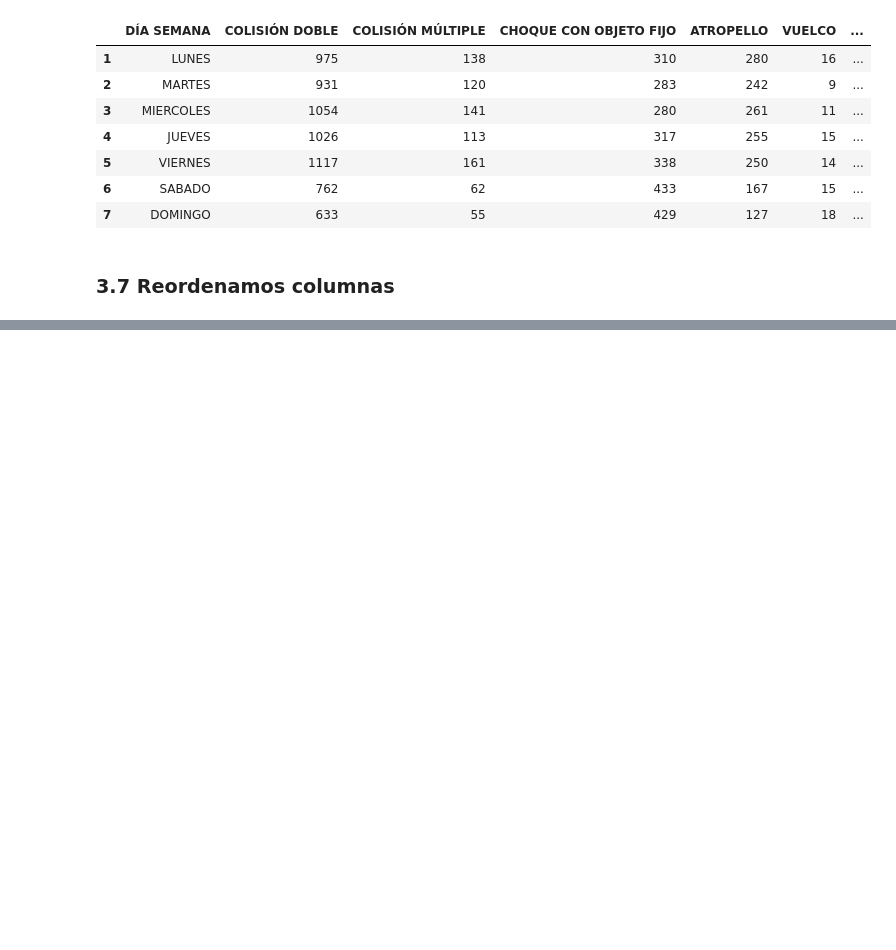
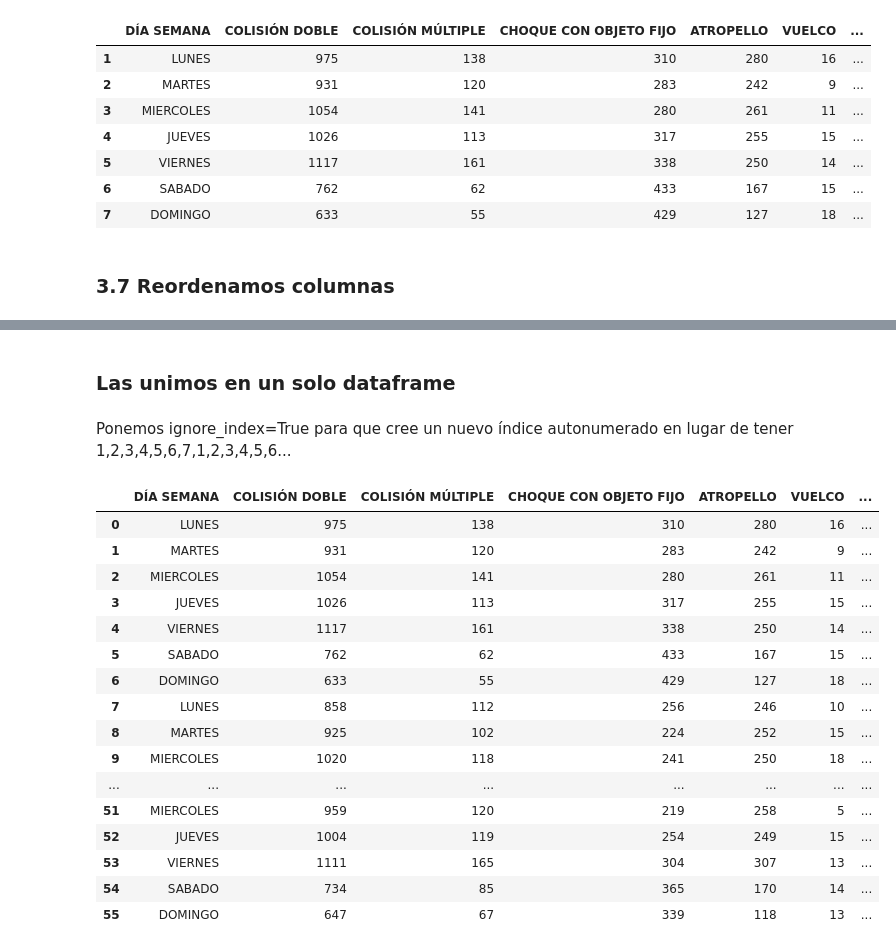
Before and after one commit to huanlui/accidentes-madrid-pandas-pyplot, a Jupyter notebook: Accidentes_Madrid.ipynb, the cells around one changed output, grey strips where cells are left out. Saved outputs shown, nothing was run; the diff lists cells and outputs as text; code cells hidden in the pictures; blank space fills up the shorter version.

Commit message:
Ya aglutino la información de accidentes de todos los años en un sólo dataframe

```diff
--- a/Accidentes_Madrid.ipynb
+++ b/Accidentes_Madrid.ipynb
@@ -173,0 +176,16 @@ select_columns_by_index(accidentes,0,12,1,2,3,4,5,6,7,8,9,10,13,11)
+# %%
+class ExcelSheet:
+  def __init__(self, year, first_row):
+    self.year = year
+    self.first_row = first_row
+# %%
+excel_sheets = [
+    ExcelSheet('2009', 6),
+    ExcelSheet('2010', 6),
+    ExcelSheet('2011', 6),
+    ExcelSheet('2012', 6),
+    ExcelSheet('2013', 3),
+    ExcelSheet('2014', 6),
+    ExcelSheet('2015', 6),
+    ExcelSheet('2016', 6),
+]
@@ -173,0 +194,13 @@ select_columns_by_index(accidentes,0,12,1,2,3,4,5,6,7,8,9,10,13,11)
+# %%
+def read_excel_sheet(sheet):
+    dataframe = pd.read_excel('207831-2-accidentes-trafico.xls',
+                              sheet_name=sheet.year,header=sheet.first_row,usecols="A:K",skip_footer=1)
+    dataframe.drop(labels=dataframe.index[0], inplace=True)
+    dataframe.columns = dataframe.columns.str.strip()
+    dataframe.rename(columns={ dataframe.columns[0]:"DÍA SEMANA"}, inplace=True)
+    dataframe["AÑO"] = int(sheet.year)
+    dataframe["FIN DE SEMANA"] = dataframe["DÍA SEMANA"].apply(is_weekend)
+    dataframe["VEHÍCULO DOS RUEDAS"] = dataframe["CAÍDA MOTOCICLETA"]+ dataframe["CAÍDA CICLOMOTOR"]+ dataframe["CAÍDA BICICLETA"]
+    select_columns_by_index(dataframe,0,12,1,2,3,4,5,6,7,8,9,10,13,11)
+
+    return dataframe
@@ -173,0 +209,3 @@ select_columns_by_index(accidentes,0,12,1,2,3,4,5,6,7,8,9,10,13,11)
+# %%
+all_years_accident_list = list(map(lambda sheet:read_excel_sheet(sheet), excel_sheets))
+all_years_accident_list
@@ -173,0 +230,25 @@ select_columns_by_index(accidentes,0,12,1,2,3,4,5,6,7,8,9,10,13,11)
+# %% [markdown]
+###  Las unimos en un solo dataframe
+# %% [markdown]
+Ponemos ignore_index=True para que cree un nuevo índice autonumerado en lugar de tener 1,2,3,4,5,6,7,1,2,3,4,5,6...
+# %%
+all_accidents = pd.concat(all_years_accident_list, ignore_index=True)
+all_accidents
+# %% [output]
+|  | DÍA SEMANA | COLISIÓN DOBLE | COLISIÓN MÚLTIPLE | CHOQUE CON OBJETO FIJO | ATROPELLO | VUELCO | ... |
+| 0 | LUNES | 975 | 138 | 310 | 280 | 16 | ... |
+| 1 | MARTES | 931 | 120 | 283 | 242 | 9 | ... |
+| 2 | MIERCOLES | 1054 | 141 | 280 | 261 | 11 | ... |
+| 3 | JUEVES | 1026 | 113 | 317 | 255 | 15 | ... |
+| 4 | VIERNES | 1117 | 161 | 338 | 250 | 14 | ... |
+| 5 | SABADO | 762 | 62 | 433 | 167 | 15 | ... |
+| 6 | DOMINGO | 633 | 55 | 429 | 127 | 18 | ... |
+| 7 | LUNES | 858 | 112 | 256 | 246 | 10 | ... |
+| 8 | MARTES | 925 | 102 | 224 | 252 | 15 | ... |
+| 9 | MIERCOLES | 1020 | 118 | 241 | 250 | 18 | ... |
+| ... | ... | ... | ... | ... | ... | ... | ... |
+| 51 | MIERCOLES | 959 | 120 | 219 | 258 | 5 | ... |
+| 52 | JUEVES | 1004 | 119 | 254 | 249 | 15 | ... |
+| 53 | VIERNES | 1111 | 165 | 304 | 307 | 13 | ... |
+| 54 | SABADO | 734 | 85 | 365 | 170 | 14 | ... |
+| 55 | DOMINGO | 647 | 67 | 339 | 118 | 13 | ... |
```
Also changed, not shown: parts of 22 cells of this notebook.
